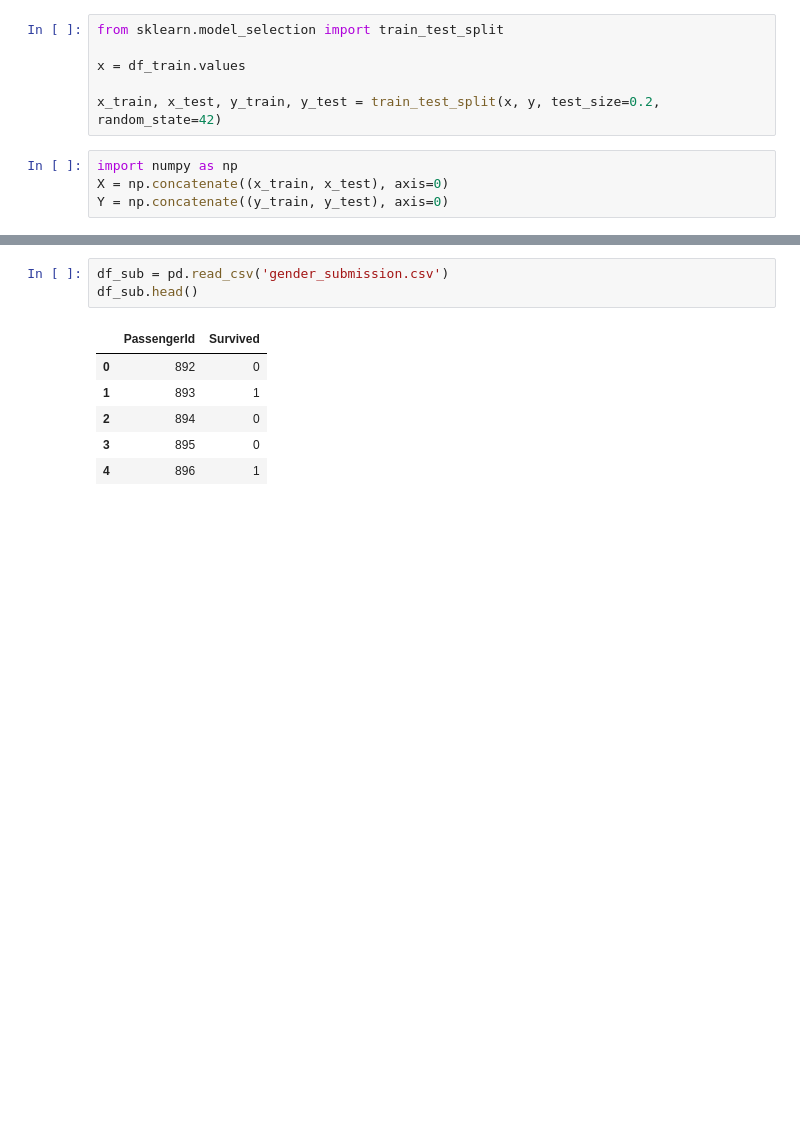
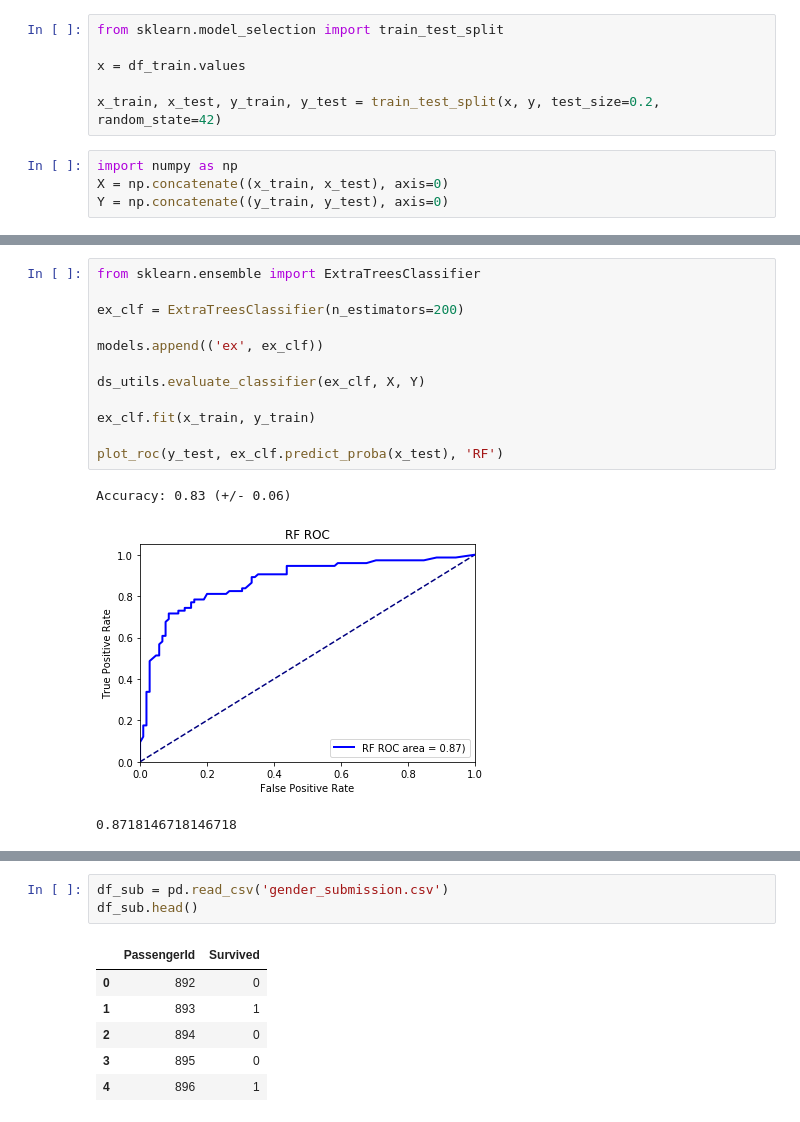
Before and after one commit to csun-data-science-bootcamp-19/Team-8, a Jupyter notebook: Modeling.ipynb, the cells around one changed output, grey strips where cells are left out. Drawn from its saved outputs; the diff is of its cells as text; blank space fills up the shorter version.

```diff
--- a/Modeling.ipynb
+++ b/Modeling.ipynb
@@ -97,0 +120,16 @@ X = scaler.transform(X)
+# %%
+from sklearn.ensemble import ExtraTreesClassifier
+
+ex_clf = ExtraTreesClassifier(n_estimators=200)
+
+models.append(('ex', ex_clf))
+
+ds_utils.evaluate_classifier(ex_clf, X, Y)
+
+ex_clf.fit(x_train, y_train)
+
+plot_roc(y_test, ex_clf.predict_proba(x_test), 'RF')
+# %% [output]
+Accuracy: 0.83 (+/- 0.06)
+[figure, added]
+0.8718146718146718
```
Also changed, not shown: parts of 23 cells of this notebook, 1 other file.
